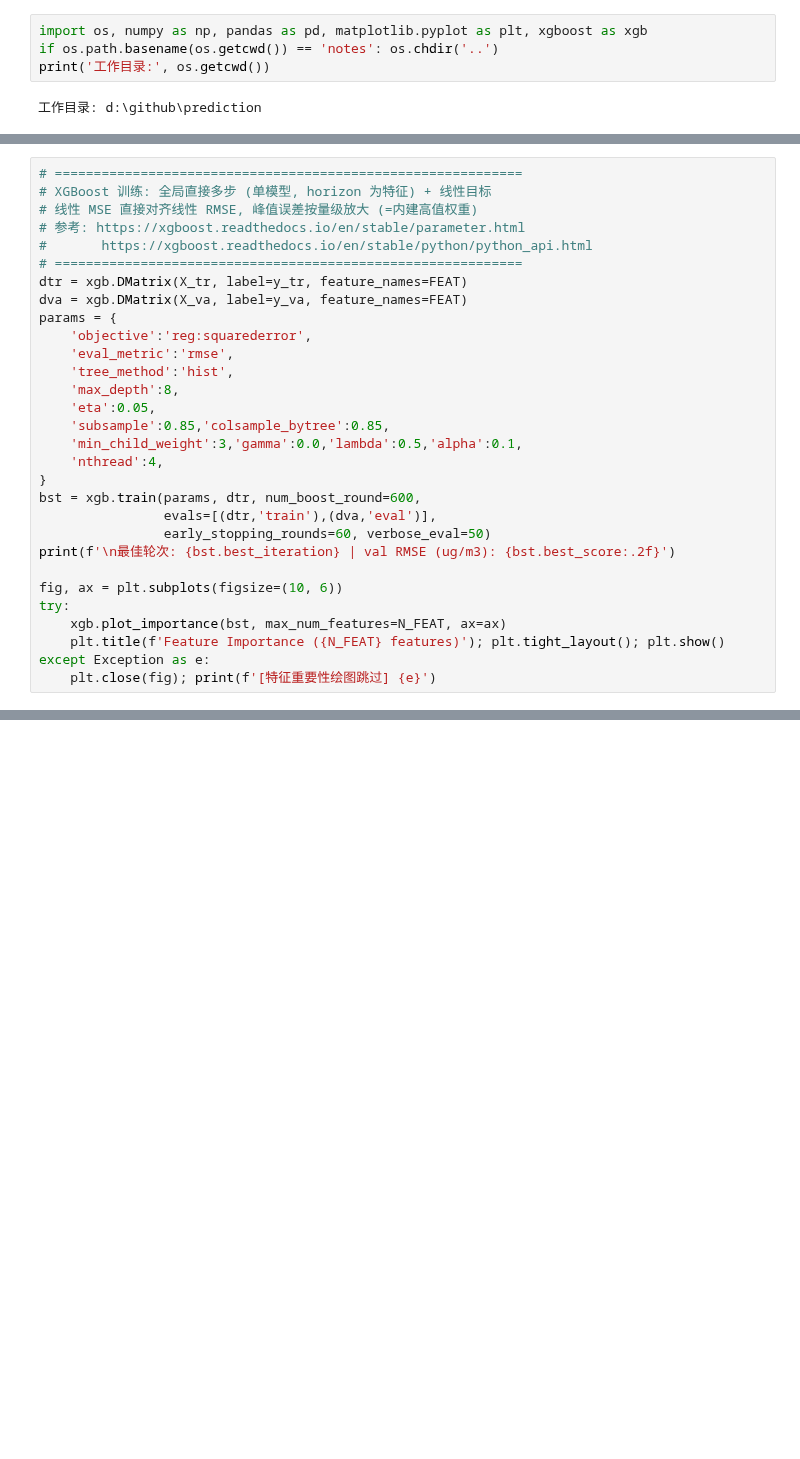
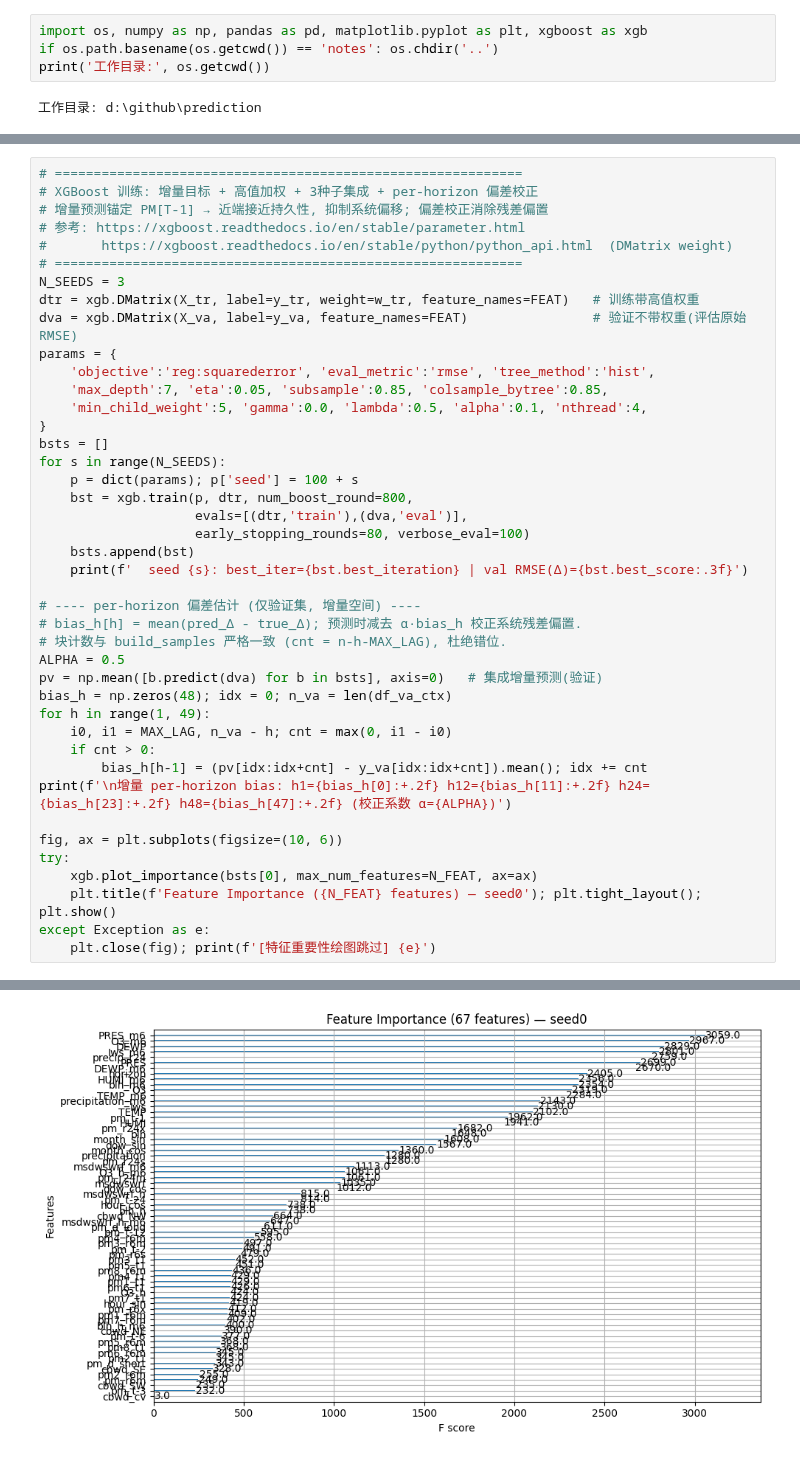
Before and after one commit to sakurantic/prediction, a Jupyter notebook: notes/xg_boost(3).ipynb, the cells around one changed output, grey strips where cells are left out. Drawn from its saved outputs; the diff is of its cells as text; blank space fills up the shorter version.

Commit message:
3.8edition
 XGBoostj算法加入了1.目标改为 Δ = PM[T+h-1] − PM[T-1]，评估时重构 PM_pred = PM[T-1] + Δ_pred。2.针对特定情况做了高值加权 — 强化峰值， 现在48h=14.57 | 24h=11.87
（持久性基线模型：48h=17.52 | 24h=13.72）

```diff
--- a/notes/xg_boost(3).ipynb
+++ b/notes/xg_boost(3).ipynb
@@ -131,30 +151,43 @@ print(f'预测上限 {CLIP_HI:.0f} | 训练目标 max={y_tr.max():.0f} p99={np.q
 # %%
 # ============================================================
-# XGBoost 训练: 全局直接多步 (单模型, horizon 为特征) + 线性目标
-# 线性 MSE 直接对齐线性 RMSE, 峰值误差按量级放大 (=内建高值权重)
+# XGBoost 训练: 增量目标 + 高值加权 + 3种子集成 + per-horizon 偏差校正
+# 增量预测锚定 PM[T-1] → 近端接近持久性, 抑制系统偏移; 偏差校正消除残差偏置
 # 参考: https://xgboost.readthedocs.io/en/stable/parameter.html
-#       https://xgboost.readthedocs.io/en/stable/python/python_api.html
+#       https://xgboost.readthedocs.io/en/stable/python/python_api.html  (DMatrix weight)
 # ============================================================
-dtr = xgb.DMatrix(X_tr, label=y_tr, feature_names=FEAT)
-dva = xgb.DMatrix(X_va, label=y_va, feature_names=FEAT)
+N_SEEDS = 3
+dtr = xgb.DMatrix(X_tr, label=y_tr, weight=w_tr, feature_names=FEAT)   # 训练带高值权重
+dva = xgb.DMatrix(X_va, label=y_va, feature_names=FEAT)                # 验证不带权重(评估原始RMSE)
 params = {
-    'objective':'reg:squarederror',
-    'eval_metric':'rmse',
-    'tree_method':'hist',
-    'max_depth':8,
-    'eta':0.05,
-    'subsample':0.85,'colsample_bytree':0.85,
-    'min_child_weight':3,'gamma':0.0,'lambda':0.5,'alpha':0.1,
-    'nthread':4,
+    'objective':'reg:squarederror', 'eval_metric':'rmse', 'tree_method':'hist',
+    'max_depth':7, 'eta':0.05, 'subsample':0.85, 'colsample_bytree':0.85,
+    'min_child_weight':5, 'gamma':0.0, 'lambda':0.5, 'alpha':0.1, 'nthread':4,
 }
-bst = xgb.train(params, dtr, num_boost_round=600,
-                evals=[(dtr,'train'),(dva,'eval')],
-                early_stopping_rounds=60, verbose_eval=50)
-print(f'\n最佳轮次: {bst.best_iteration} | val RMSE (ug/m3): {bst.best_score:.2f}')
+bsts = []
+for s in range(N_SEEDS):
+    p = dict(params); p['seed'] = 100 + s
+    bst = xgb.train(p, dtr, num_boost_round=800,
+                    evals=[(dtr,'train'),(dva,'eval')],
+                    early_stopping_rounds=80, verbose_eval=100)
+    bsts.append(bst)
+    print(f'  seed {s}: best_iter={bst.best_iteration} | val RMSE(Δ)={bst.best_score:.3f}')
+
+# ---- per-horizon 偏差估计 (仅验证集, 增量空间) ----
+# bias_h[h] = mean(pred_Δ - true_Δ); 预测时减去 α·bias_h 校正系统残差偏置.
+# 块计数与 build_samples 严格一致 (cnt = n-h-MAX_LAG), 杜绝错位.
+ALPHA = 0.5
+pv = np.mean([b.predict(dva) for b in bsts], axis=0)   # 集成增量预测(验证)
+bias_h = np.zeros(48); idx = 0; n_va = len(df_va_ctx)
+for h in range(1, 49):
+    i0, i1 = MAX_LAG, n_va - h; cnt = max(0, i1 - i0)
+    if cnt > 0:
+        bias_h[h-1] = (pv[idx:idx+cnt] - y_va[idx:idx+cnt]).mean(); idx += cnt
+print(f'\n增量 per-horizon bias: h1={bias_h[0]:+.2f} h12={bias_h[11]:+.2f} h24={bias_h[23]:+.2f} h48={bias_h[47]:+.2f} (校正系数 α={ALPHA})')
 
 fig, ax = plt.subplots(figsize=(10, 6))
 try:
-    xgb.plot_importance(bst, max_num_features=N_FEAT, ax=ax)
-    plt.title(f'Feature Importance ({N_FEAT} features)'); plt.tight_layout(); plt.show()
+    xgb.plot_importance(bsts[0], max_num_features=N_FEAT, ax=ax)
+    plt.title(f'Feature Importance ({N_FEAT} features) — seed0'); plt.tight_layout(); plt.show()
 except Exception as e:
     plt.close(fig); print(f'[特征重要性绘图跳过] {e}')
+# %% [output]
@@ -161,2 +211,3 @@ except Exception as e:
+[figure, added]
 # %%
 # ============================================================
```
Also changed, not shown: parts of 3 cells of this notebook, 2 other files.
